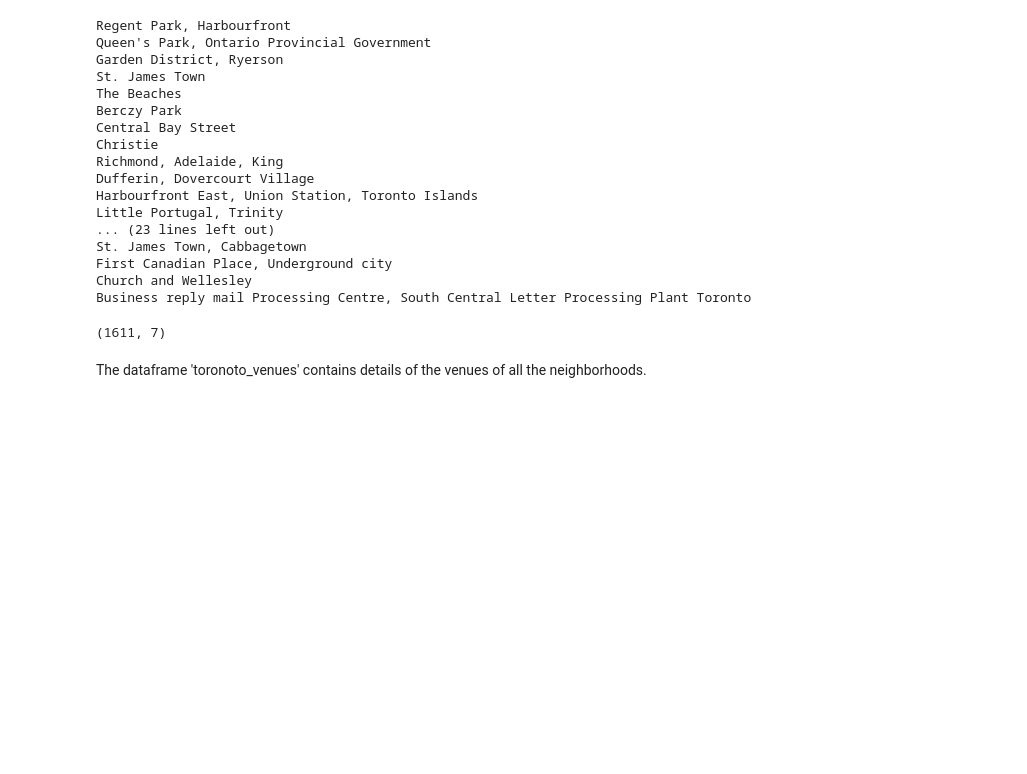
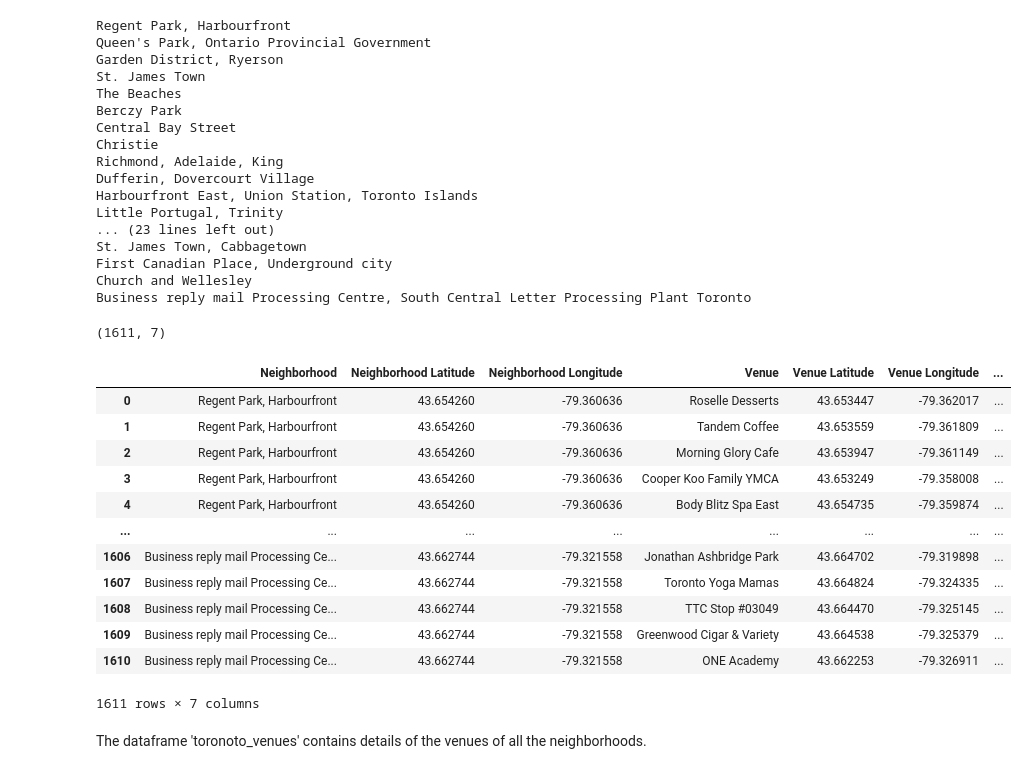
Before and after one commit to jayadev94/Coursera_Capstone, a Jupyter notebook: Week3_Jayadev.ipynb, the cells around one changed output. Drawn from its saved outputs; the diff is of its cells as text; code cells hidden in the pictures; blank space fills up the shorter version.

```diff
--- a/Week3_Jayadev.ipynb
+++ b/Week3_Jayadev.ipynb
@@ -299,6 +314,22 @@ Business reply mail Processing Centre, South Central Letter Processing Plant Tor
 print(toronto_venues.shape)
 # %% [output]
 (1611, 7)
+# %%
+toronto_venues
+# %% [output]
+|  | Neighborhood | Neighborhood Latitude | Neighborhood Longitude | Venue | Venue Latitude | Venue Longitude | ... |
+| 0 | Regent Park, Harbourfront | 43.654260 | -79.360636 | Roselle Desserts | 43.653447 | -79.362017 | ... |
+| 1 | Regent Park, Harbourfront | 43.654260 | -79.360636 | Tandem Coffee | 43.653559 | -79.361809 | ... |
+| 2 | Regent Park, Harbourfront | 43.654260 | -79.360636 | Morning Glory Cafe | 43.653947 | -79.361149 | ... |
+| 3 | Regent Park, Harbourfront | 43.654260 | -79.360636 | Cooper Koo Family YMCA | 43.653249 | -79.358008 | ... |
+| 4 | Regent Park, Harbourfront | 43.654260 | -79.360636 | Body Blitz Spa East | 43.654735 | -79.359874 | ... |
+| ... | ... | ... | ... | ... | ... | ... | ... |
+| 1606 | Business reply mail Processing Ce... | 43.662744 | -79.321558 | Jonathan Ashbridge Park | 43.664702 | -79.319898 | ... |
+| 1607 | Business reply mail Processing Ce... | 43.662744 | -79.321558 | Toronto Yoga Mamas | 43.664824 | -79.324335 | ... |
+| 1608 | Business reply mail Processing Ce... | 43.662744 | -79.321558 | TTC Stop #03049 | 43.664470 | -79.325145 | ... |
+| 1609 | Business reply mail Processing Ce... | 43.662744 | -79.321558 | Greenwood Cigar & Variety | 43.664538 | -79.325379 | ... |
+| 1610 | Business reply mail Processing Ce... | 43.662744 | -79.321558 | ONE Academy | 43.662253 | -79.326911 | ... |
+1611 rows × 7 columns
 # %% [markdown]
 The dataframe 'toronoto_venues' contains details of the venues of all the neighborhoods.
 # %% [markdown]
```
Also changed, not shown: parts of 1 cell of this notebook, 8 other files.
